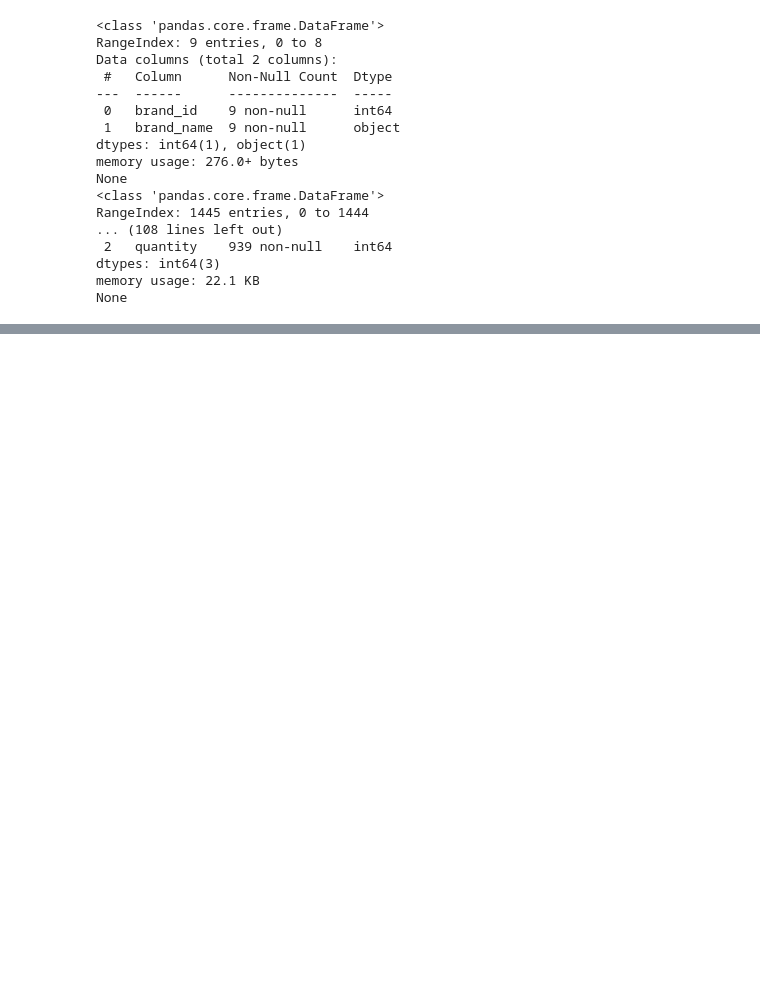
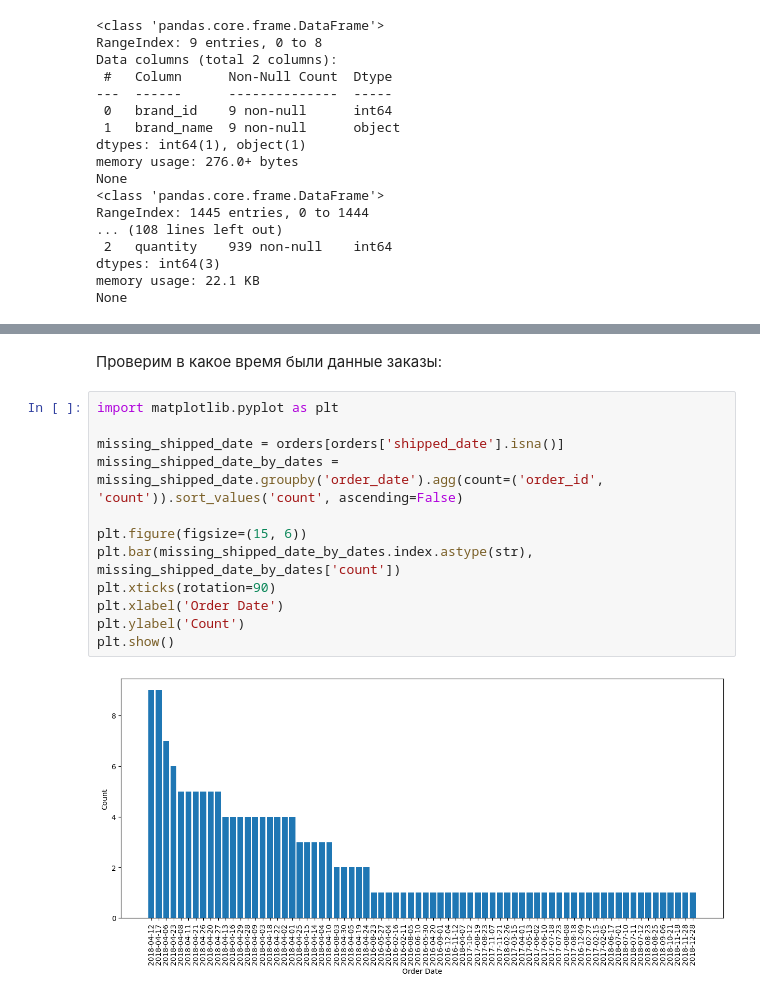
Before and after one commit to AslanZeinalov/retail_store_analysis, a Jupyter notebook: bike_store_analysis.ipynb, the cells around one changed output, grey strips where cells are left out. Cells and saved outputs as stored; diff of their text form; blank space fills up the shorter version.

```diff
--- a/bike_store_analysis.ipynb
+++ b/bike_store_analysis.ipynb
@@ -473,0 +148,16 @@ client_statistic_count.head(10)
+# %% [markdown]
+Проверим в какое время были данные заказы:
+# %%
+import matplotlib.pyplot as plt
+
+missing_shipped_date = orders[orders['shipped_date'].isna()]
+missing_shipped_date_by_dates = missing_shipped_date.groupby('order_date').agg(count=('order_id', 'count')).sort_values('count', ascending=False)
+
+plt.figure(figsize=(15, 6))
+plt.bar(missing_shipped_date_by_dates.index.astype(str), missing_shipped_date_by_dates['count'])
+plt.xticks(rotation=90)
+plt.xlabel('Order Date')
+plt.ylabel('Count')
+plt.show()
+# %% [output]
+[figure, added]
```
Also changed, not shown: parts of 120 cells of this notebook.
